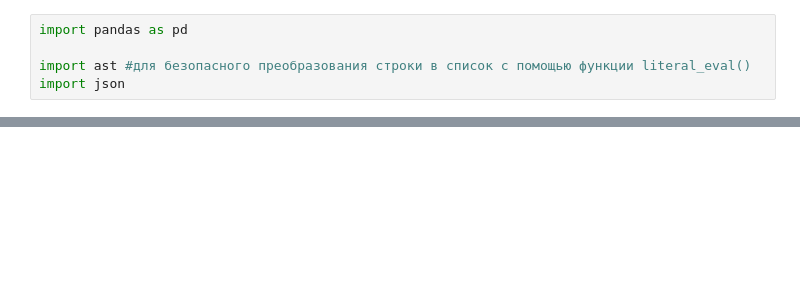
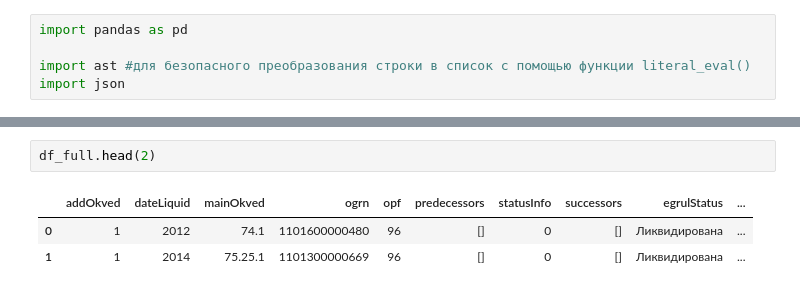
Before and after one commit to ASGlazyrin/ASG_SF_Rep, a Jupyter notebook: Diplom/diplom_clearing_data.ipynb, the cells around one changed output, grey strips where cells are left out. Saved outputs shown, nothing was run; the diff lists cells and outputs as text; blank space fills up the shorter version.

```diff
--- a/Diplom/diplom_clearing_data.ipynb
+++ b/Diplom/diplom_clearing_data.ipynb
@@ -33,0 +190,6 @@ memory usage: 229.5+ MB
+# %%
+df_full.head(2)
+# %% [output]
+|  | addOkved | dateLiquid | mainOkved | ogrn | opf | predecessors | statusInfo | successors | egrulStatus | ... |
+| 0 | 1 | 2012 | 74.1 | 1101600000480 | 96 | [] | 0 | [] | Ликвидирована | ... |
+| 1 | 1 | 2014 | 75.25.1 | 1101300000669 | 96 | [] | 0 | [] | Ликвидирована | ... |
```
Also changed, not shown: parts of 21 cells of this notebook.
